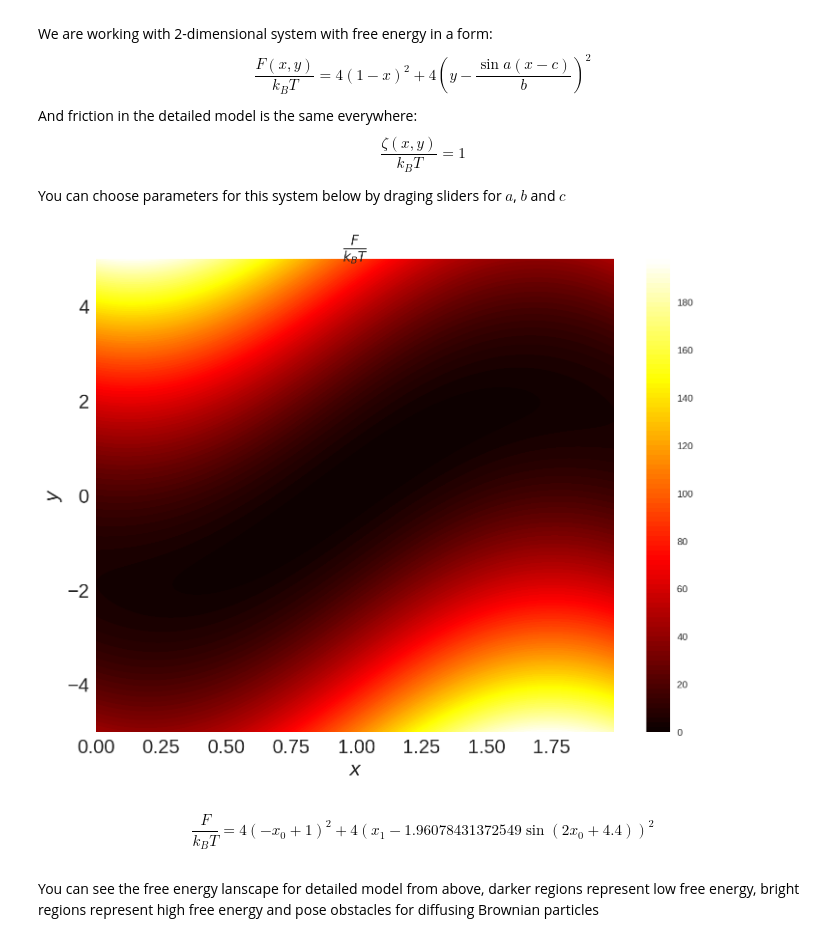
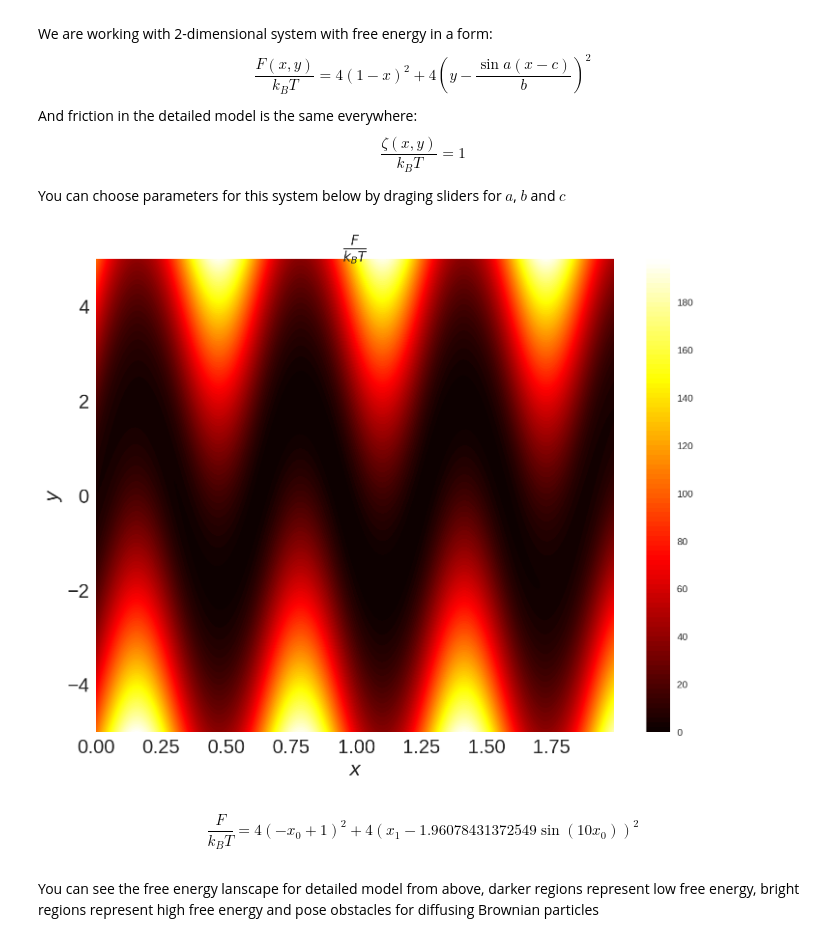
Before and after one commit to ktaletsk/CPF, a Jupyter notebook: 2D_Example/CPF_2D_toy.ipynb, the cells around one changed output. Cells and saved outputs as stored; diff of their text form; code cells hidden in the pictures.

```diff
--- a/2D_Example/CPF_2D_toy.ipynb
+++ b/2D_Example/CPF_2D_toy.ipynb
@@ -65,9 +66,9 @@ And friction in the detailed model is the same everywhere:
 You can choose parameters for this system below by draging sliders for $a$, $b$ and $c$
 # %%
 #@title Choose frequency, amplitude and phase of walls { display-mode: "form", run: "auto" }
-a = 2 #@param {type:"slider", default:8, min:1, max:12, step:0.1}
+a = 10 #@param {type:"slider", default:8, min:1, max:12, step:0.1}
 b = 0.51 #@param {type:"slider", default:0.1, min:0.01, max:2, step:0.1}
-c = -2.2 #@param {type:"slider", default:0, min:-5, max:5, step:0.1}
+c = 0 #@param {type:"slider", default:0, min:-5, max:5, step:0.1}
 
 A = [a]
 B = [b]
@@ -93,35 +94,38 @@ def free_energy_CG(x):
     return H[0]*(1-x[0])**2
 
 def zeta_inv(n, x):
     return 1 #Constant friction
 
 def tshift(n,x,i):
     return diff(zeta_inv(n,x), x[i])-zeta_inv(n, x)*diff(free_energy(n,x), x[i])
 
 def wshift(n,x):
     return sqrt(2.0*zeta_inv(n, x))
 
+#Numerical distribution functions
+pCG = lambdify(x[0], exp(-free_energy_CG(x))/simplify(integrate(exp(-free_energy_CG(x)),(x[0],-oo,oo))), "sympy")
+PCG = lambdify(x[0], simplify(integrate(exp(-free_energy_CG(x)),(x[0],-oo,x[0])))/simplify(integrate(exp(-free_energy_CG(x)),(x[0],-oo,oo))), "sympy")
 
 func = lambdify(x, free_energy(n, x),'numpy') # returns a numpy-ready function
 Xplot = np.arange(0,2,0.01)
 Yplot = np.arange(-5,5,0.01)
 X, Y = np.meshgrid(Xplot, Yplot)
 F = func(X, Y)
 fig = plt.figure(figsize=(12, 9))
 ax1 = fig.add_subplot(111)
 CS3 = plt.contourf(X, Y, F, 100, cmap=plt.cm.hot)
 fig.colorbar(CS3, ax=ax1)
 ax1.set_title(r'$\frac{F}{k_B T}$')
 ax1.set_xlabel(r'$x$')
 ax1.set_ylabel(r'$y$')
 for item in ([ax1.title, ax1.xaxis.label, ax1.yaxis.label] +
              ax1.get_xticklabels() + ax1.get_yticklabels()):
     item.set_fontsize(20)
 plt.show()
 latex_print(r'\frac{F}{k_B T} =' + latex(free_energy(n, x)))
 # %% [output]
-[figure, old version]
+[figure, new version]
-$$\frac{F}{k_B T} =4 \left(- x_{0} + 1\right)^{2} + 4 \left(x_{1} - 1.96078431372549 \sin{\left (2 x_{0} + 4.4 \right )}\right)^{2}$$
+$$\frac{F}{k_B T} =4 \left(- x_{0} + 1\right)^{2} + 4 \left(x_{1} - 1.96078431372549 \sin{\left (10 x_{0} \right )}\right)^{2}$$
 # %% [markdown]
 You can see the free energy lanscape for detailed model from above, darker regions represent low free energy, bright regions represent high free energy and pose obstacles for diffusing Brownian particles
 # %%
```
Also changed, not shown: parts of 7 cells of this notebook.
